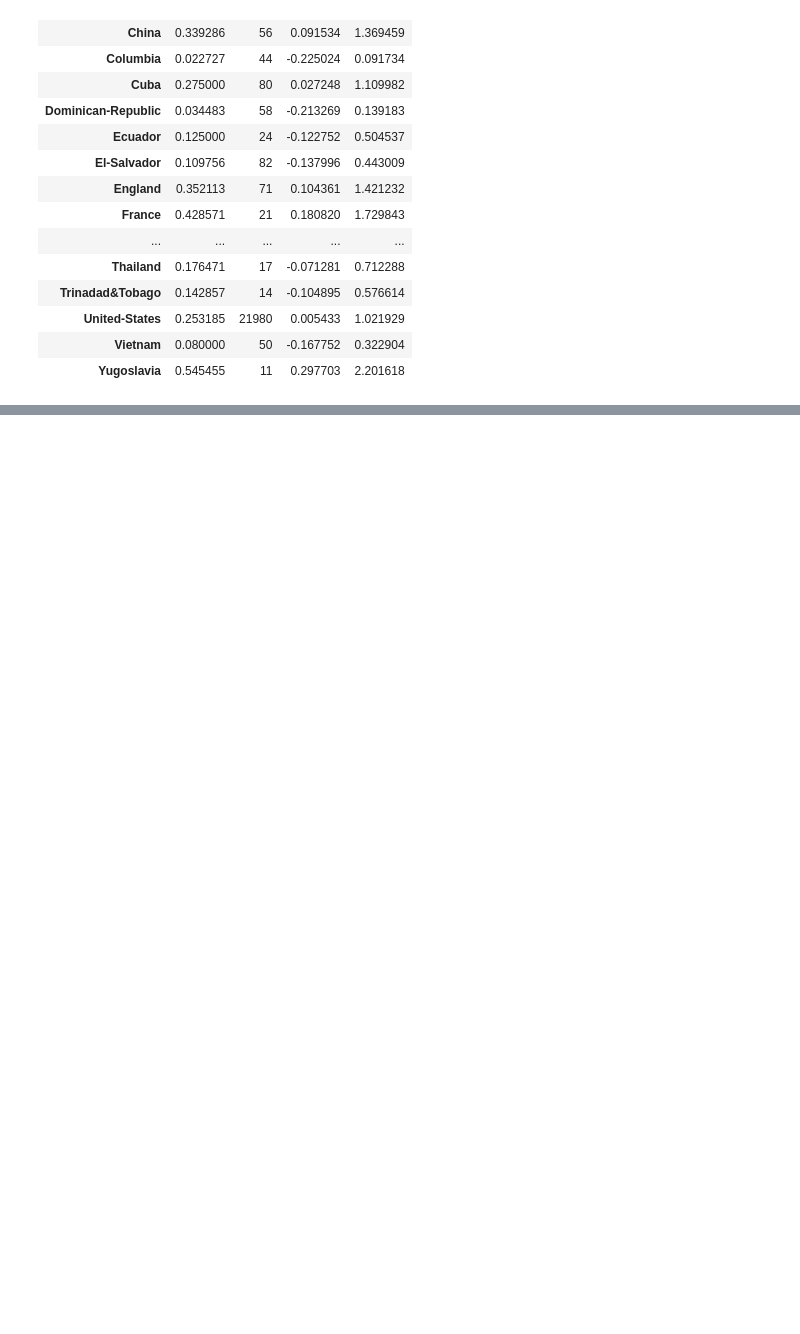
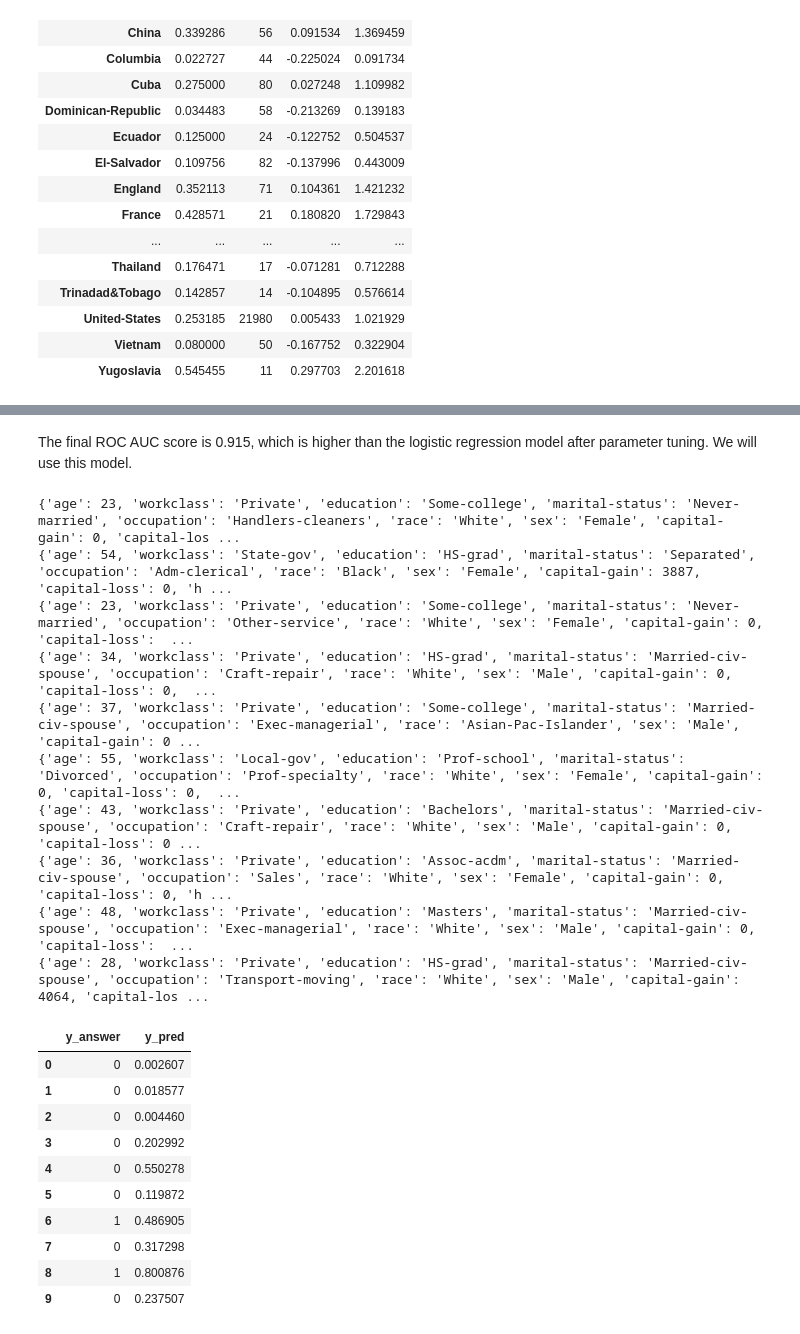
Before and after one commit to ANKershaw/Income_Prediction, a Jupyter notebook: notebook.ipynb, the cells around one changed output, grey strips where cells are left out. Drawn from its saved outputs; the diff is of its cells as text; code cells hidden in the pictures; blank space fills up the shorter version.

```diff
--- a/notebook.ipynb
+++ b/notebook.ipynb
@@ -424,0 +607,37 @@ using c value of:
+# %% [markdown]
+The final ROC AUC score is 0.915, which is higher than the logistic regression model after parameter tuning. We will use this model.
+# %%
+# This is a sanity check for later to ensure that the records I test my webservice with are behaving
+answers = []
+for i in [0,1,2,3,4,5,6,7,8,9]:
+    single_val_record = df_val.to_dict(orient='records')[i]
+    print(single_val_record)
+
+    single_val = dv.transform(single_val_record)
+    y_forest_pred = rf.predict_proba(single_val)[0,1]
+    answers.append((y_val[i], y_forest_pred))
+
+answers_df = pd.DataFrame(answers, columns=['y_answer', 'y_pred'])
+display(answers_df)
+# %% [output]
+{'age': 23, 'workclass': 'Private', 'education': 'Some-college', 'marital-status': 'Never-married', 'occupation': 'Handlers-cleaners', 'race': 'White', 'sex': 'Female', 'capital-gain': 0, 'capital-los ...
+{'age': 54, 'workclass': 'State-gov', 'education': 'HS-grad', 'marital-status': 'Separated', 'occupation': 'Adm-clerical', 'race': 'Black', 'sex': 'Female', 'capital-gain': 3887, 'capital-loss': 0, 'h ...
+{'age': 23, 'workclass': 'Private', 'education': 'Some-college', 'marital-status': 'Never-married', 'occupation': 'Other-service', 'race': 'White', 'sex': 'Female', 'capital-gain': 0, 'capital-loss':  ...
+{'age': 34, 'workclass': 'Private', 'education': 'HS-grad', 'marital-status': 'Married-civ-spouse', 'occupation': 'Craft-repair', 'race': 'White', 'sex': 'Male', 'capital-gain': 0, 'capital-loss': 0,  ...
+{'age': 37, 'workclass': 'Private', 'education': 'Some-college', 'marital-status': 'Married-civ-spouse', 'occupation': 'Exec-managerial', 'race': 'Asian-Pac-Islander', 'sex': 'Male', 'capital-gain': 0 ...
+{'age': 55, 'workclass': 'Local-gov', 'education': 'Prof-school', 'marital-status': 'Divorced', 'occupation': 'Prof-specialty', 'race': 'White', 'sex': 'Female', 'capital-gain': 0, 'capital-loss': 0,  ...
+{'age': 43, 'workclass': 'Private', 'education': 'Bachelors', 'marital-status': 'Married-civ-spouse', 'occupation': 'Craft-repair', 'race': 'White', 'sex': 'Male', 'capital-gain': 0, 'capital-loss': 0 ...
+{'age': 36, 'workclass': 'Private', 'education': 'Assoc-acdm', 'marital-status': 'Married-civ-spouse', 'occupation': 'Sales', 'race': 'White', 'sex': 'Female', 'capital-gain': 0, 'capital-loss': 0, 'h ...
+{'age': 48, 'workclass': 'Private', 'education': 'Masters', 'marital-status': 'Married-civ-spouse', 'occupation': 'Exec-managerial', 'race': 'White', 'sex': 'Male', 'capital-gain': 0, 'capital-loss':  ...
+{'age': 28, 'workclass': 'Private', 'education': 'HS-grad', 'marital-status': 'Married-civ-spouse', 'occupation': 'Transport-moving', 'race': 'White', 'sex': 'Male', 'capital-gain': 4064, 'capital-los ...
+|  | y_answer | y_pred |
+| 0 | 0 | 0.002607 |
+| 1 | 0 | 0.018577 |
+| 2 | 0 | 0.004460 |
+| 3 | 0 | 0.202992 |
+| 4 | 0 | 0.550278 |
+| 5 | 0 | 0.119872 |
+| 6 | 1 | 0.486905 |
+| 7 | 0 | 0.317298 |
+| 8 | 1 | 0.800876 |
+| 9 | 0 | 0.237507 |
```
Also changed, not shown: parts of 28 cells of this notebook, 12 other files.
